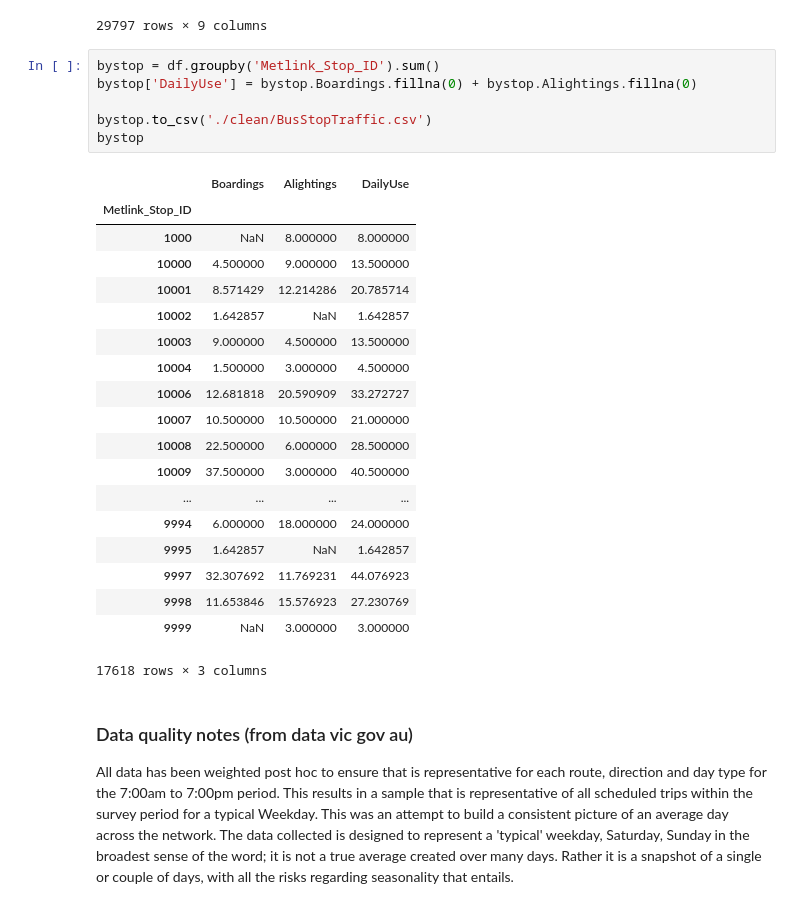
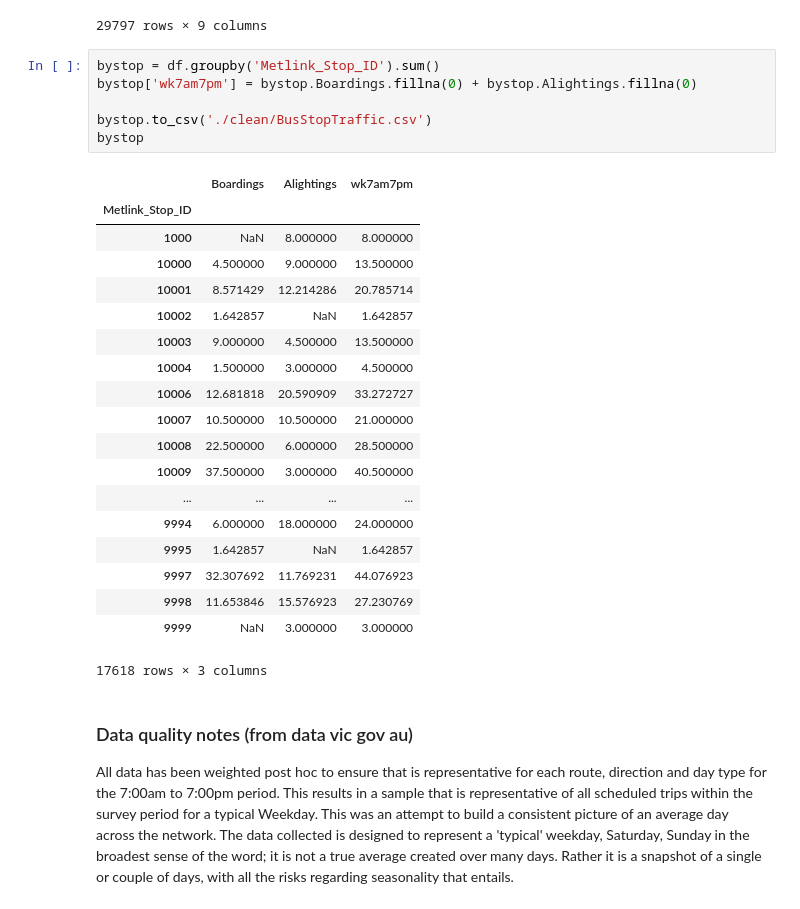
Before and after one commit to FunOnTheUpfield/DataVicGovAuPTDataCleaner, a Jupyter notebook: BusBoardingAlighting_DataCleaner.ipynb, the cells around one changed output. Cells and saved outputs as stored; diff of their text form.

```diff
--- a/BusBoardingAlighting_DataCleaner.ipynb
+++ b/BusBoardingAlighting_DataCleaner.ipynb
@@ -33,12 +33,12 @@ df
 29797 rows × 9 columns
 # %%
 bystop = df.groupby('Metlink_Stop_ID').sum()
-bystop['DailyUse'] = bystop.Boardings.fillna(0) + bystop.Alightings.fillna(0)
+bystop['wk7am7pm'] = bystop.Boardings.fillna(0) + bystop.Alightings.fillna(0)
 
 bystop.to_csv('./clean/BusStopTraffic.csv')
 bystop
 # %% [output]
-|  | Boardings | Alightings | DailyUse |
+|  | Boardings | Alightings | wk7am7pm |
 | Metlink_Stop_ID |  |  |  |
 | 1000 | NaN | 8.000000 | 8.000000 |
 | 10000 | 4.500000 | 9.000000 | 13.500000 |
```
Also changed, not shown: 5 other files.
